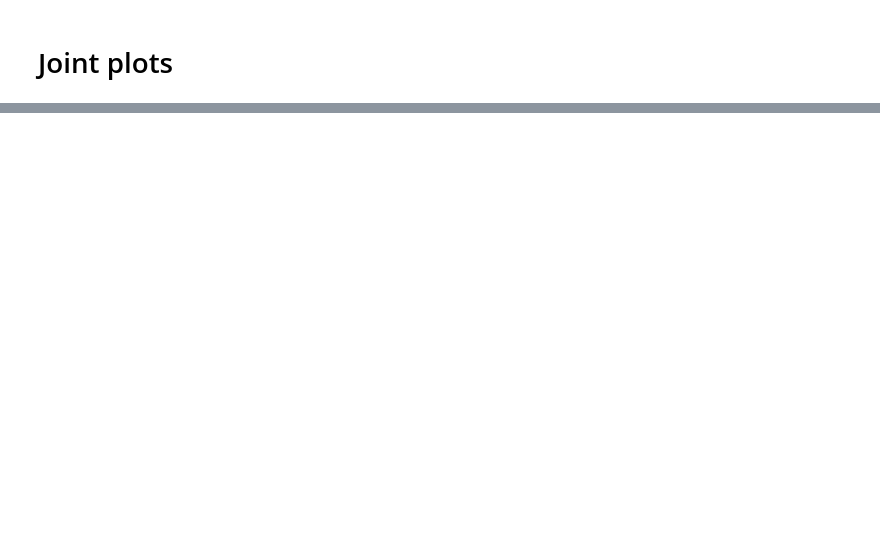
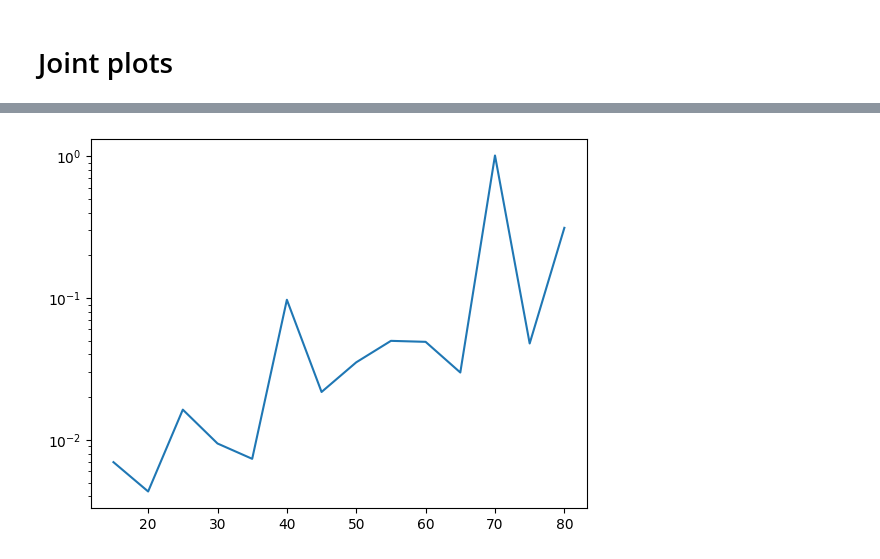
Before and after one commit to jorgegponce/perceptron-loss-landscapes, a Jupyter notebook: Evolution Time Experiments/plots.ipynb, the cells around one changed output, grey strips where cells are left out. Drawn from its saved outputs; the diff is of its cells as text; code cells hidden in the pictures; blank space fills up the shorter version.

```diff
--- a/Evolution Time Experiments/plots.ipynb
+++ b/Evolution Time Experiments/plots.ipynb
@@ -217,0 +233,24 @@ plt.show()
+# %%
+minimum_losses = []
+
+for n_pulses in many_pulses:
+
+    print(n_pulses)
+
+    optimal_losses = []
+
+    results = data_dict[f'{n_pulses}']
+
+    for i in range (len(results)):
+
+        min_loss = np.min(results[i]['energies'])
+        print(min_loss)
+
+        optimal_losses.append(min_loss)
+
+
+    minimum_loss = np.min(optimal_losses)
+    print('Min for pulses')
+    print(minimum_loss)
+
+    minimum_losses.append(minimum_loss)
@@ -217,0 +275,5 @@ plt.show()
+# %%
+plt.plot(many_pulses, minimum_losses)
+plt.yscale('log')
+# %% [output]
+[figure, added]
```
Also changed, not shown: parts of 22 cells of this notebook, 2 other files.
